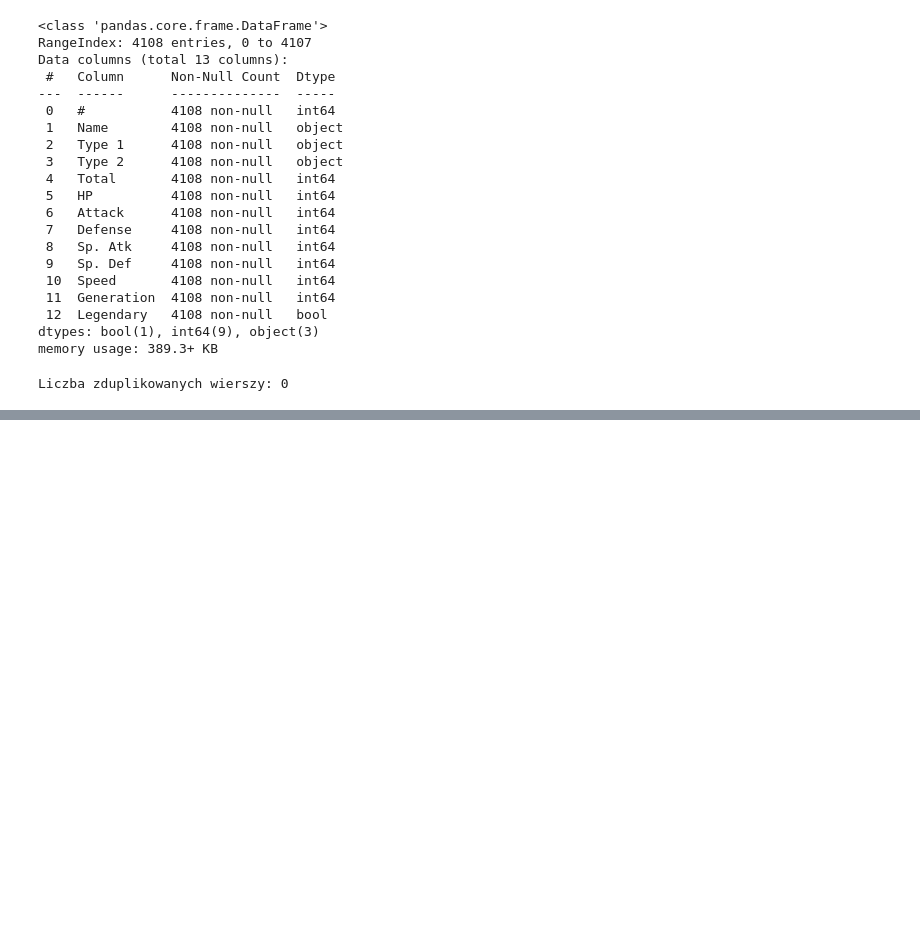
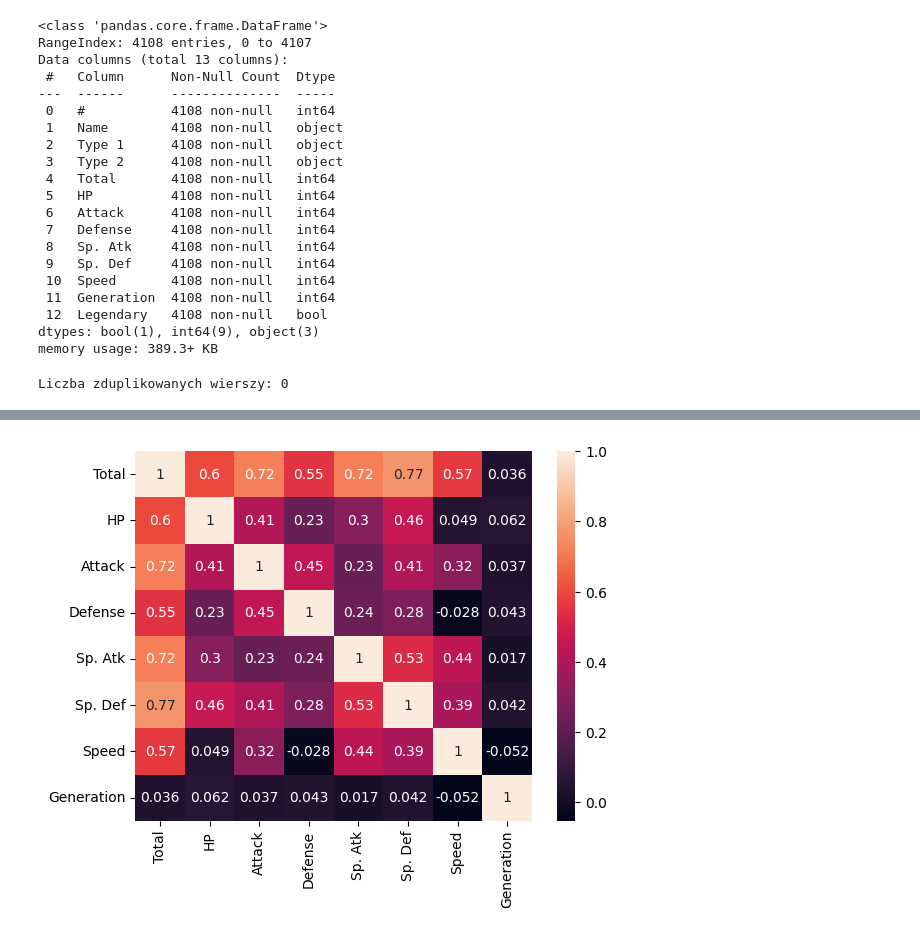
Before and after one commit to KacperUrban/Machine-learning-course, a Jupyter notebook: Projekt_nr_1.ipynb, the cells around one changed output, grey strips where cells are left out. Drawn from its saved outputs; the diff is of its cells as text; code cells hidden in the pictures; blank space fills up the shorter version.

```diff
--- a/Projekt_nr_1.ipynb
+++ b/Projekt_nr_1.ipynb
@@ -490,0 +518,6 @@ df_full.to_csv("full_pokemons")
+# %%
+correlation = df_full[num_col].corr()
+sns.heatmap(correlation, annot=True)
+plt.show()
+# %% [output]
+[figure, added]
```
Also changed, not shown: parts of 21 cells of this notebook.
